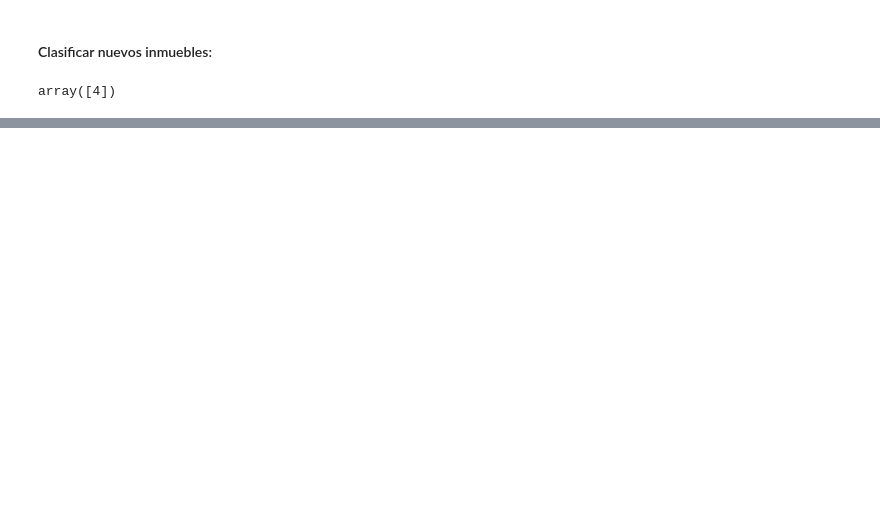
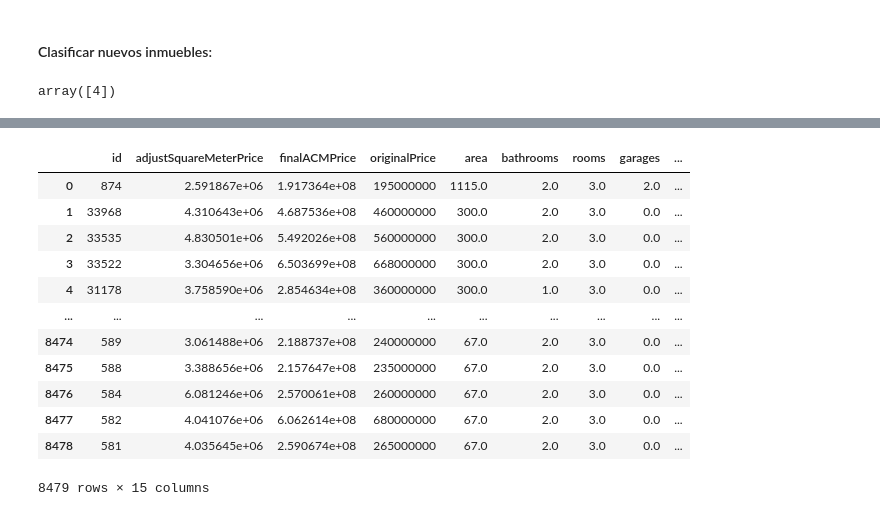
Before and after one commit to barrios420/PCA_K-MEANS, a Jupyter notebook: K-Means.ipynb, the cells around one changed output, grey strips where cells are left out. Drawn from its saved outputs; the diff is of its cells as text; code cells hidden in the pictures; blank space fills up the shorter version.

```diff
--- a/K-Means.ipynb
+++ b/K-Means.ipynb
@@ -185,3 +202,10 @@ new_labels2= k_means_pca2.predict(x_new)
 new_labels2
 # %% [output]
 array([4])
+# %%
+cluster=df_segm_pca_kmeans['Segment']
+cluster=pd.DataFrame(cluster)
+# %%
+acp=pca2.transform(df_mean_norm)
+acp=pd.DataFrame(acp)
+acp
@@ -187,0 +226,19 @@ array([4])
+# %%
+df_final=pd.concat([df,cluster,acp],axis=1)
+df_final=df_final.iloc[:,1:]
+df_final=df_final.rename({0:'Comp 1',1:'Comp 2',2:'Comp 3'},axis=1)
+df_final
+# %% [output]
+|  | id | adjustSquareMeterPrice | finalACMPrice | originalPrice | area | bathrooms | rooms | garages | ... |
+| 0 | 874 | 2.591867e+06 | 1.917364e+08 | 195000000 | 1115.0 | 2.0 | 3.0 | 2.0 | ... |
+| 1 | 33968 | 4.310643e+06 | 4.687536e+08 | 460000000 | 300.0 | 2.0 | 3.0 | 0.0 | ... |
+| 2 | 33535 | 4.830501e+06 | 5.492026e+08 | 560000000 | 300.0 | 2.0 | 3.0 | 0.0 | ... |
+| 3 | 33522 | 3.304656e+06 | 6.503699e+08 | 668000000 | 300.0 | 2.0 | 3.0 | 0.0 | ... |
+| 4 | 31178 | 3.758590e+06 | 2.854634e+08 | 360000000 | 300.0 | 1.0 | 3.0 | 0.0 | ... |
+| ... | ... | ... | ... | ... | ... | ... | ... | ... | ... |
+| 8474 | 589 | 3.061488e+06 | 2.188737e+08 | 240000000 | 67.0 | 2.0 | 3.0 | 0.0 | ... |
+| 8475 | 588 | 3.388656e+06 | 2.157647e+08 | 235000000 | 67.0 | 2.0 | 3.0 | 0.0 | ... |
+| 8476 | 584 | 6.081246e+06 | 2.570061e+08 | 260000000 | 67.0 | 2.0 | 3.0 | 0.0 | ... |
+| 8477 | 582 | 4.041076e+06 | 6.062614e+08 | 680000000 | 67.0 | 2.0 | 3.0 | 0.0 | ... |
+| 8478 | 581 | 4.035645e+06 | 2.590674e+08 | 265000000 | 67.0 | 2.0 | 3.0 | 0.0 | ... |
+8479 rows × 15 columns
```
Also changed, not shown: parts of 11 cells of this notebook, 2 other files.
